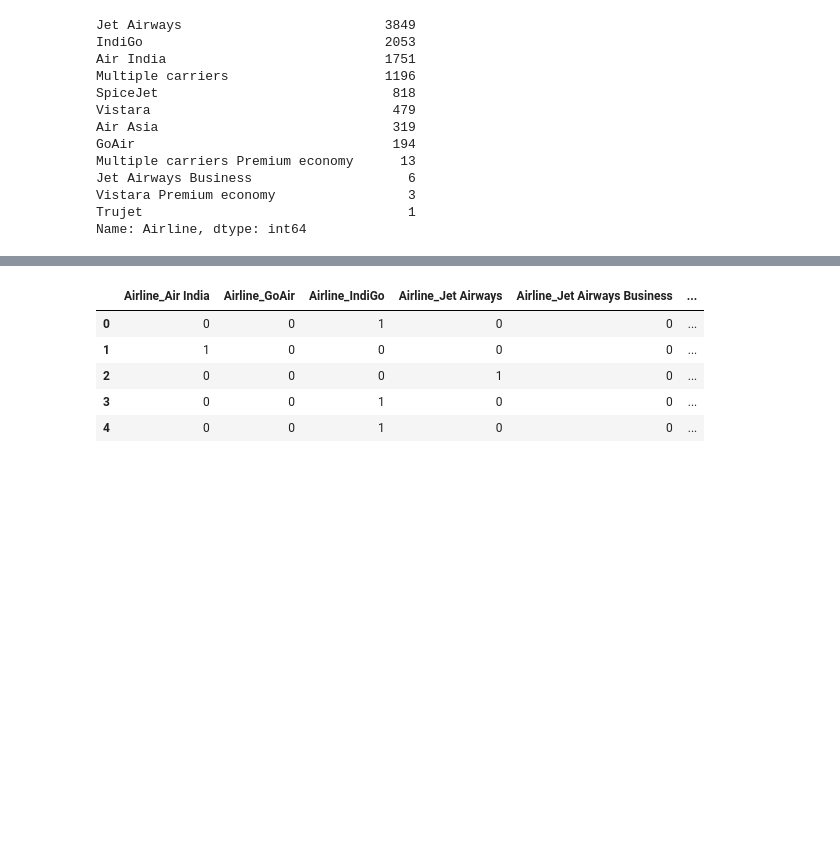
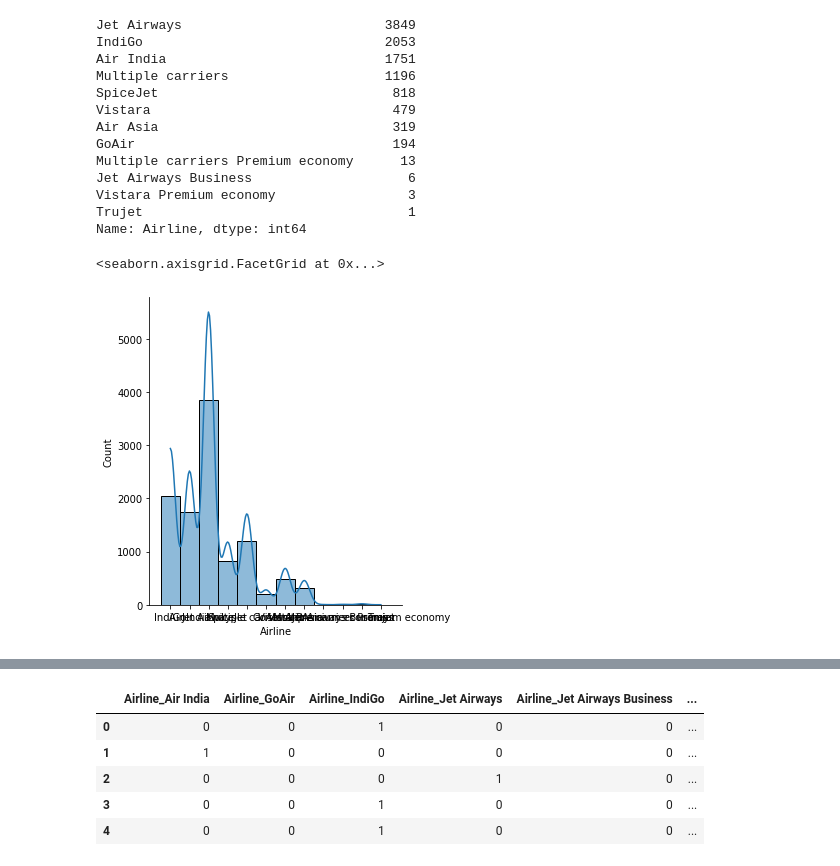
Before and after one commit to LiamAcker/FlightFarePredictor, a Jupyter notebook: ML.ipynb, the cells around one changed output, grey strips where cells are left out. Drawn from its saved outputs; the diff is of its cells as text; code cells hidden in the pictures; blank space fills up the shorter version.

Commit message:
displot

```diff
--- a/ML.ipynb
+++ b/ML.ipynb
@@ -109,3 +110,8 @@ Jet Airways Business                    6
 Vistara Premium economy                 3
 Trujet                                  1
 Name: Airline, dtype: int64
+# %%
+sns.displot(data = data_train, x = data_train['Airline'], kde=True)
+# %% [output]
+<seaborn.axisgrid.FacetGrid at 0x...>
+[figure, added]
```
Also changed, not shown: parts of 17 cells of this notebook.
